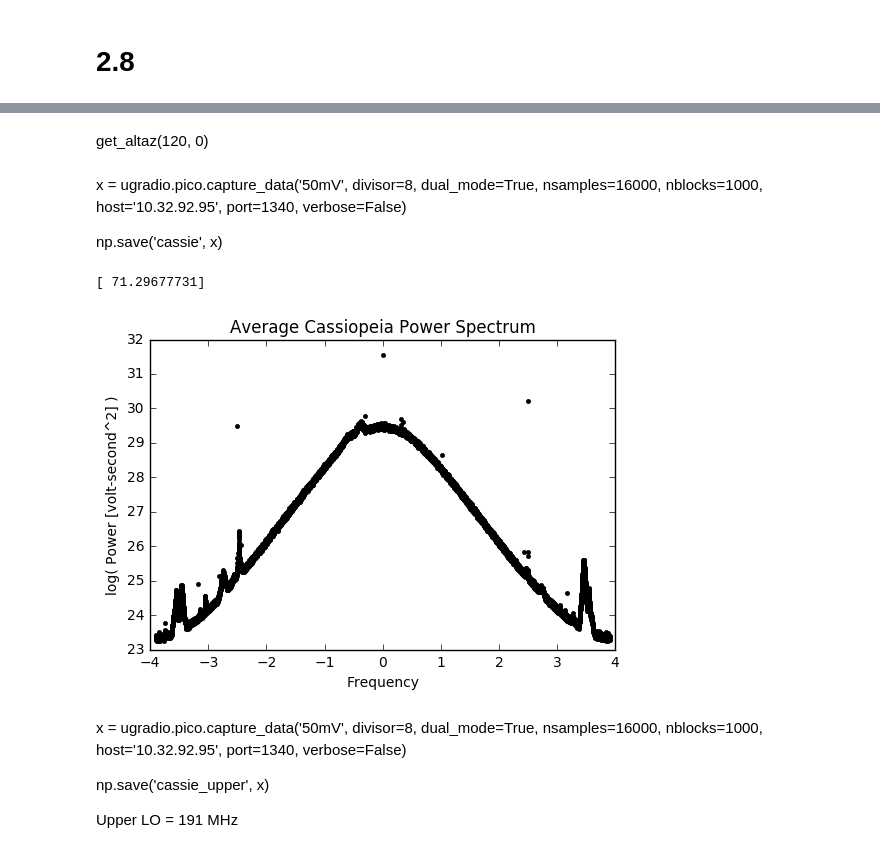
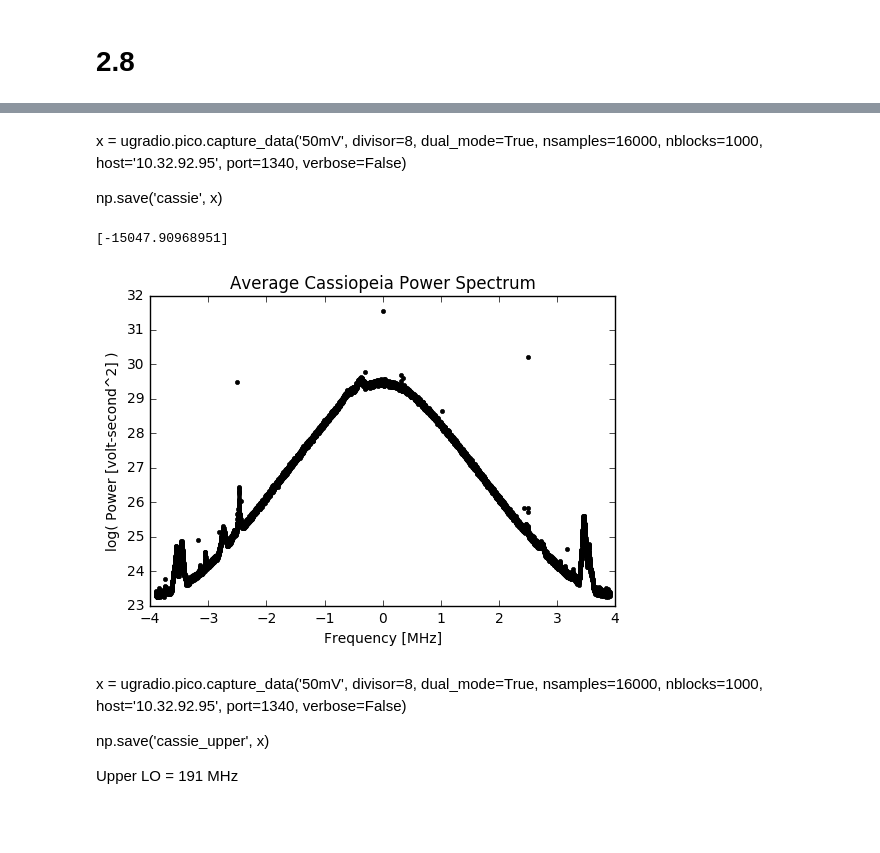
Before and after one commit to gracefujii/Astro-121, a Jupyter notebook: Lab 2.ipynb, the cells around one changed output, grey strips where cells are left out. Cells and saved outputs as stored; diff of their text form; code cells hidden in the pictures; blank space fills up the shorter version.

```diff
--- a/Lab 2.ipynb
+++ b/Lab 2.ipynb
@@ -321,5 +257,3 @@ def get_altaz(ra, dec, jd=None, lat=37.8732, lon=-122.2573, alt=200, equinox='J2
-# %% [markdown]
-get_altaz(120, 0)
 # %% [markdown]
 x = ugradio.pico.capture_data('50mV', divisor=8, dual_mode=True, nsamples=16000, nblocks=1000, host='10.32.92.95', port=1340, verbose=False)
 
@@ -327,31 +261,26 @@ np.save('cassie', x)
 # %%
 lat = 37.873199 # for Campbell Hall
 
-jd =  ugradio.timing.julian_date()# 18:40 PST, 3/3/2019
+jd = 2458546.61111 # 18:40 PST, 3/3/2019
 lst = ugradio.timing.lst(jd)
 
 v = ugradio.doppler.get_projected_velocity(ra=lst, dec=lat, jd=jd)
 
-# frequency offset
-
-c = 299792.458 #km/s
-f_0 = 1420.4058 # MHz
-f = -f_0 * (v / c)
-print(f)
+print(v)
 # %% [output]
-[ 71.29677731]
+[-15047.90968951]
 # %%
 data = np.load('cassie.npy')
 
-avg_power = avg_ps(data, 1000)
-freq = np.fft.fftfreq(len(avg_power), 1/(62.5/8))
-plt.plot(freq, np.log(avg_power), 'k.')
+P_cassie = avg_ps(data, 1000)
+freq = np.fft.fftfreq(len(P_cassie), 1/(62.5/8))
+plt.plot(freq, np.log(P_cassie), 'k.')
 plt.title('Average Cassiopeia Power Spectrum')
-plt.xlabel('Frequency')
+plt.xlabel('Frequency [MHz]')
 plt.ylabel('log( Power [volt-second^2] )')
 plt.show()
 # %% [output]
-[figure, old version]
+[figure, new version]
 # %% [markdown]
 x = ugradio.pico.capture_data('50mV', divisor=8, dual_mode=True, nsamples=16000, nblocks=1000, host='10.32.92.95', port=1340, verbose=False)
 
```
Also changed, not shown: parts of 29 cells of this notebook.
